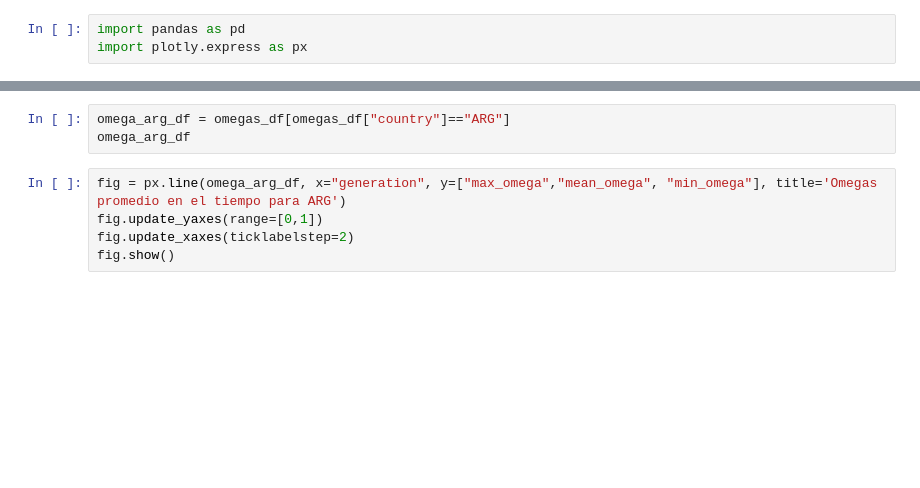
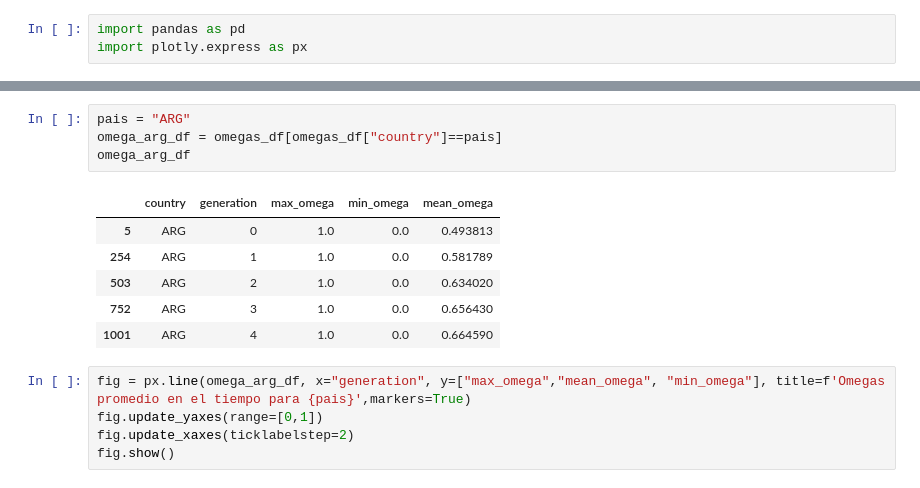
Before and after one commit to valchulen/product-space, a Jupyter notebook: metrics.ipynb, the cells around one changed output, grey strips where cells are left out. Drawn from its saved outputs; the diff is of its cells as text; blank space fills up the shorter version.

```diff
--- a/metrics.ipynb
+++ b/metrics.ipynb
@@ -9,8 +23,16 @@ omegas_df
 # %%
-omega_arg_df = omegas_df[omegas_df["country"]=="ARG"]
+pais = "ARG"
+omega_arg_df = omegas_df[omegas_df["country"]==pais]
 omega_arg_df
+# %% [output]
+|  | country | generation | max_omega | min_omega | mean_omega |
+| 5 | ARG | 0 | 1.0 | 0.0 | 0.493813 |
+| 254 | ARG | 1 | 1.0 | 0.0 | 0.581789 |
+| 503 | ARG | 2 | 1.0 | 0.0 | 0.634020 |
+| 752 | ARG | 3 | 1.0 | 0.0 | 0.656430 |
+| 1001 | ARG | 4 | 1.0 | 0.0 | 0.664590 |
 # %%
-fig = px.line(omega_arg_df, x="generation", y=["max_omega","mean_omega", "min_omega"], title='Omegas promedio en el tiempo para ARG')
+fig = px.line(omega_arg_df, x="generation", y=["max_omega","mean_omega", "min_omega"], title=f'Omegas promedio en el tiempo para {pais}',markers=True)
 fig.update_yaxes(range=[0,1])
 fig.update_xaxes(ticklabelstep=2)
 fig.show()
```
Also changed, not shown: parts of 4 cells of this notebook, 1 other file.
